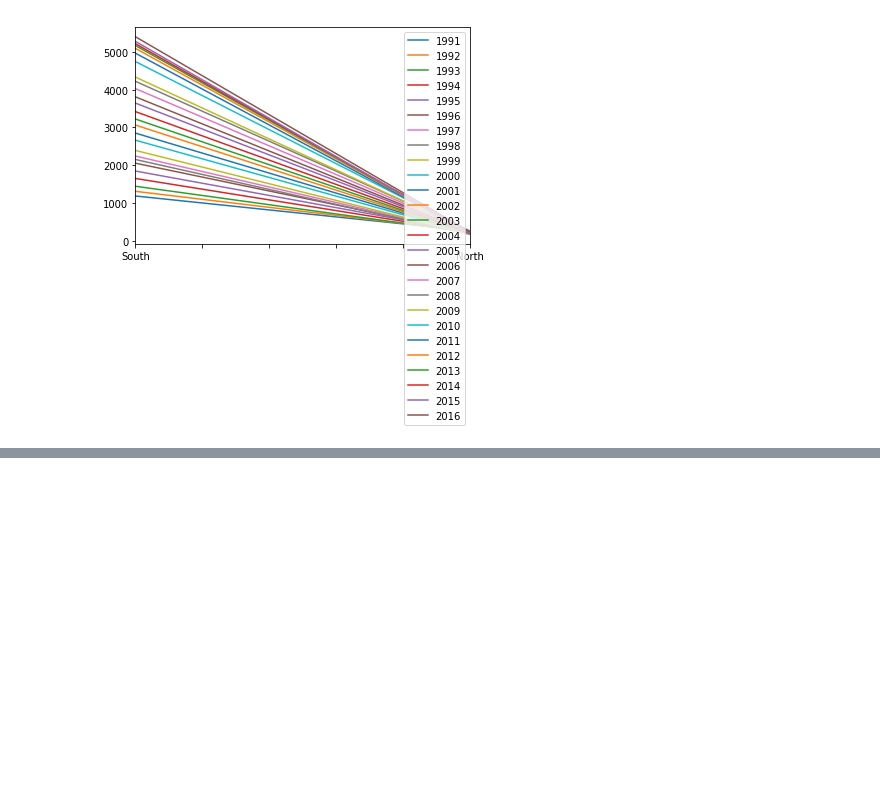
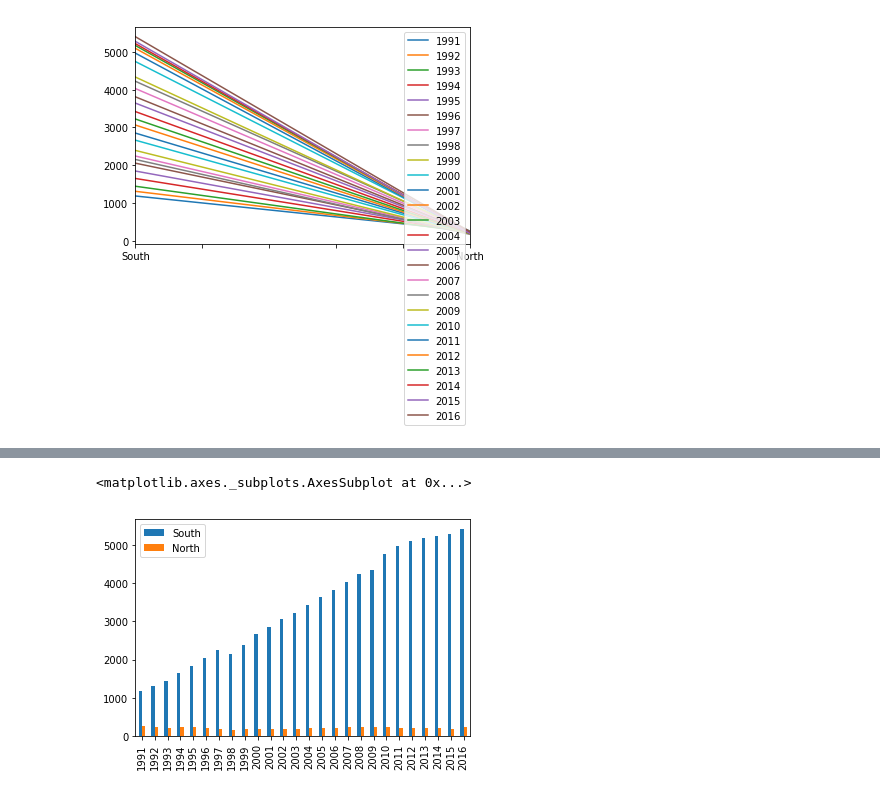
Before and after one commit to jazzAnnie/jazzAnnie.github.io, a Jupyter notebook: python/Pandas/part3.ipynb, the cells around one changed output, grey strips where cells are left out. Cells and saved outputs as stored; diff of their text form; code cells hidden in the pictures; blank space fills up the shorter version.

```diff
--- a/python/Pandas/part3.ipynb
+++ b/python/Pandas/part3.ipynb
@@ -281,0 +296,5 @@ df_ns.plot()  #index가 x축
+# %%
+tdf_ns.plot(kind='bar')
+# %% [output]
+<matplotlib.axes._subplots.AxesSubplot at 0x...>
+[figure, added]
```
Also changed, not shown: parts of 6 cells of this notebook, 15 other files.
